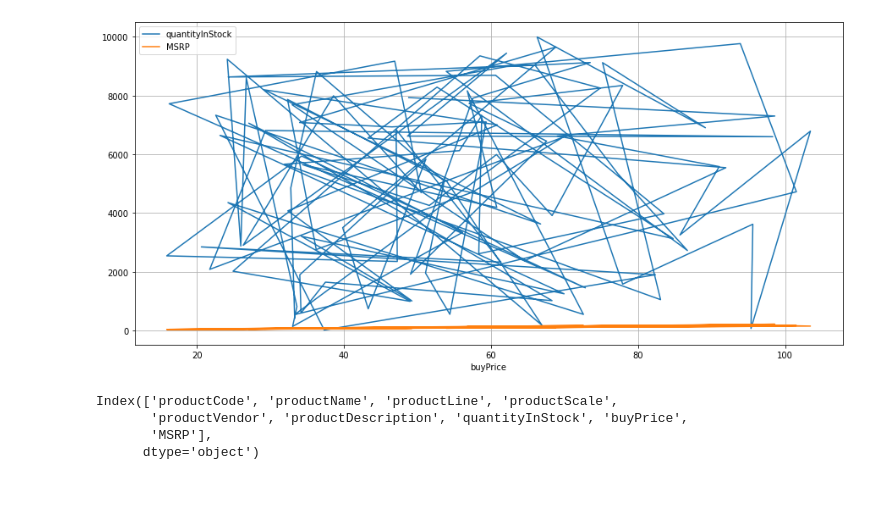
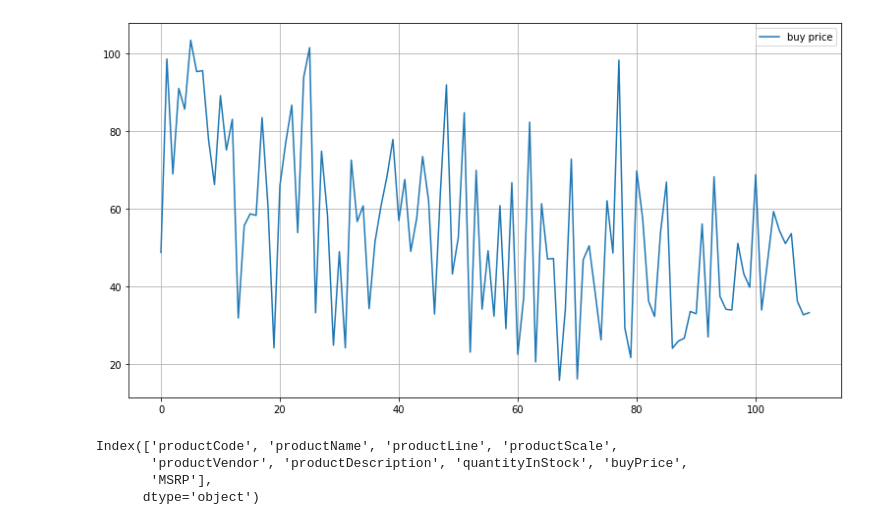
Before and after one commit to AnandMurugan5/data-science--and--ML-practices-, a Jupyter notebook: db_analysis.ipynb, the cells around one changed output. Cells and saved outputs as stored; diff of their text form; code cells hidden in the pictures; blank space fills up the shorter version.

```diff
--- a/db_analysis.ipynb
+++ b/db_analysis.ipynb
@@ -26,10 +26,11 @@ dbdf.head(5)
 | 3 | S10_4698 | 2003 Harley-Davidson Eagle Drag Bike | Motorcycles | 1:10 | Red Start Diecast | Model features, official Harley D... | ... |
 | 4 | S10_4757 | 1972 Alfa Romeo GTA | Classic Cars | 1:10 | Motor City Art Classics | Features include: Turnable front ... | ... |
 # %%
-dbdf.set_index('buyPrice').plot(label="buy price",figsize=(15,7))
+dbdf['buyPrice'].plot(label="buy price",figsize=(13,7))
+plt.legend()
 plt.grid()
 # %% [output]
-[figure, old version]
+[figure, new version]
 # %%
 report = ProfileReport(dbdf,title="Product description report",explorative=True)
 report.to_file("db_analysis.html")
```
